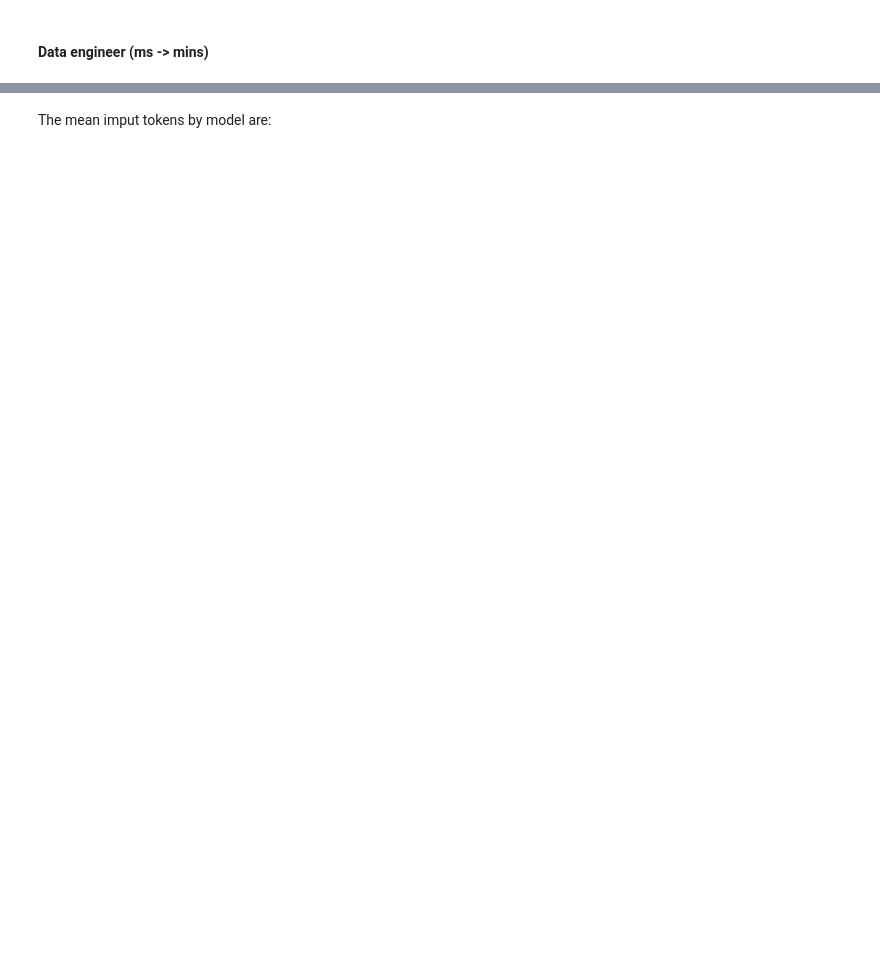
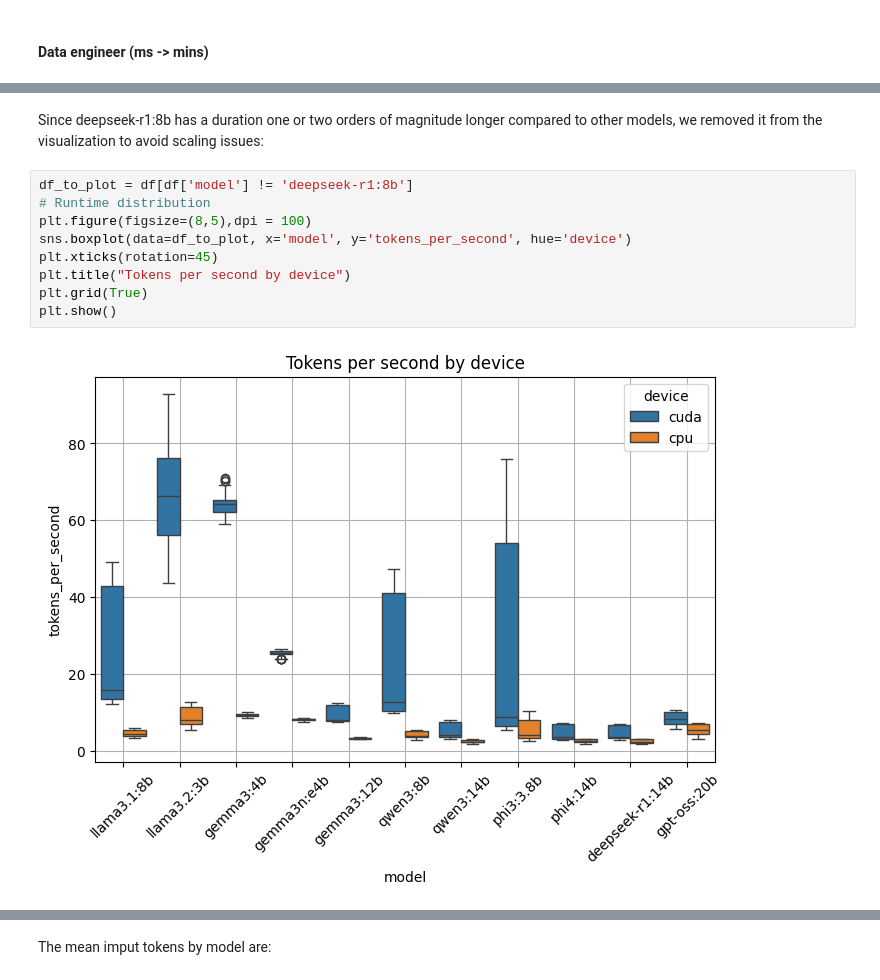
Before and after one commit to AymurAI/backend, a Jupyter notebook: summarization_app/01-statistical-analysis.ipynb, the cells around one changed output, grey strips where cells are left out. Cells and saved outputs as stored; diff of their text form; blank space fills up the shorter version.

```diff
--- a/summarization_app/01-statistical-analysis.ipynb
+++ b/summarization_app/01-statistical-analysis.ipynb
@@ -81,0 +279,13 @@ time_cols
+# %% [markdown]
+Since deepseek-r1:8b has a duration one or two orders of magnitude longer compared to other models, we removed it from the visualization to avoid scaling issues:
+# %%
+df_to_plot = df[df['model'] != 'deepseek-r1:8b']
+# Runtime distribution
+plt.figure(figsize=(8,5),dpi = 100)
+sns.boxplot(data=df_to_plot, x='model', y='tokens_per_second', hue='device')
+plt.xticks(rotation=45)
+plt.title("Tokens per second by device")
+plt.grid(True)
+plt.show()
+# %% [output]
+[figure, added]
```
Also changed, not shown: parts of 72 cells of this notebook.
